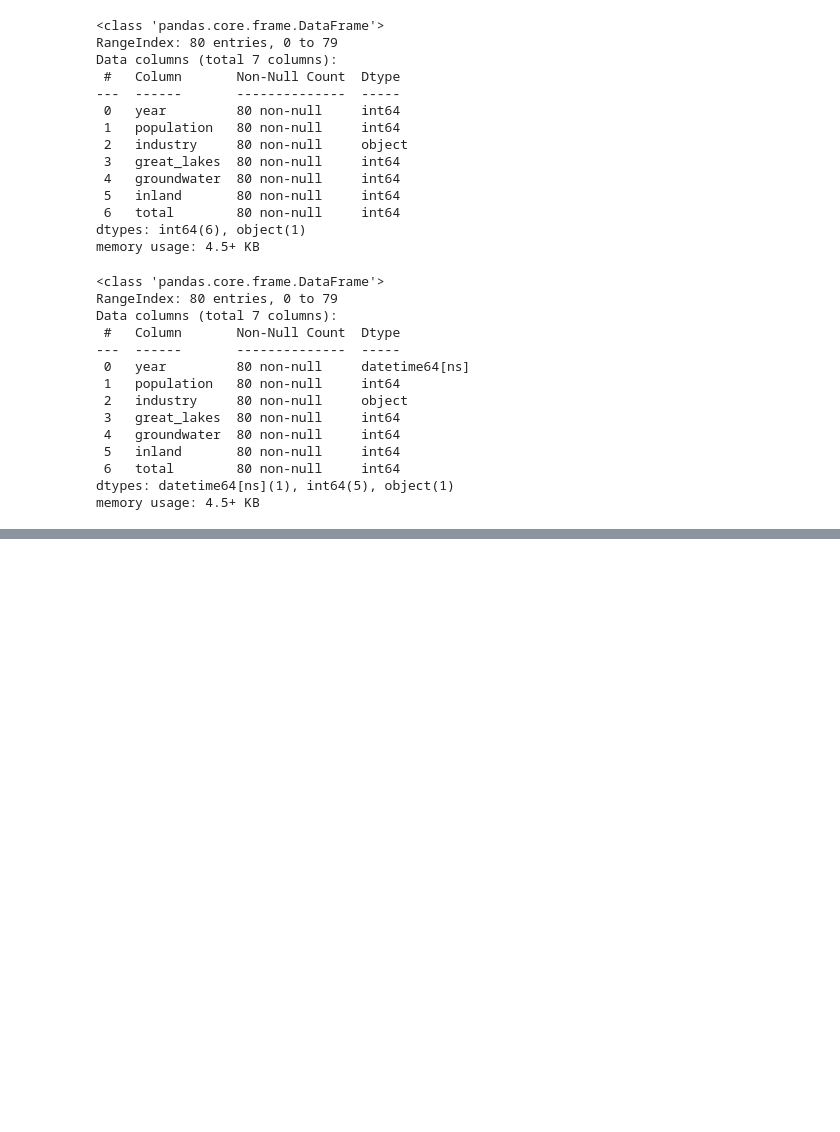
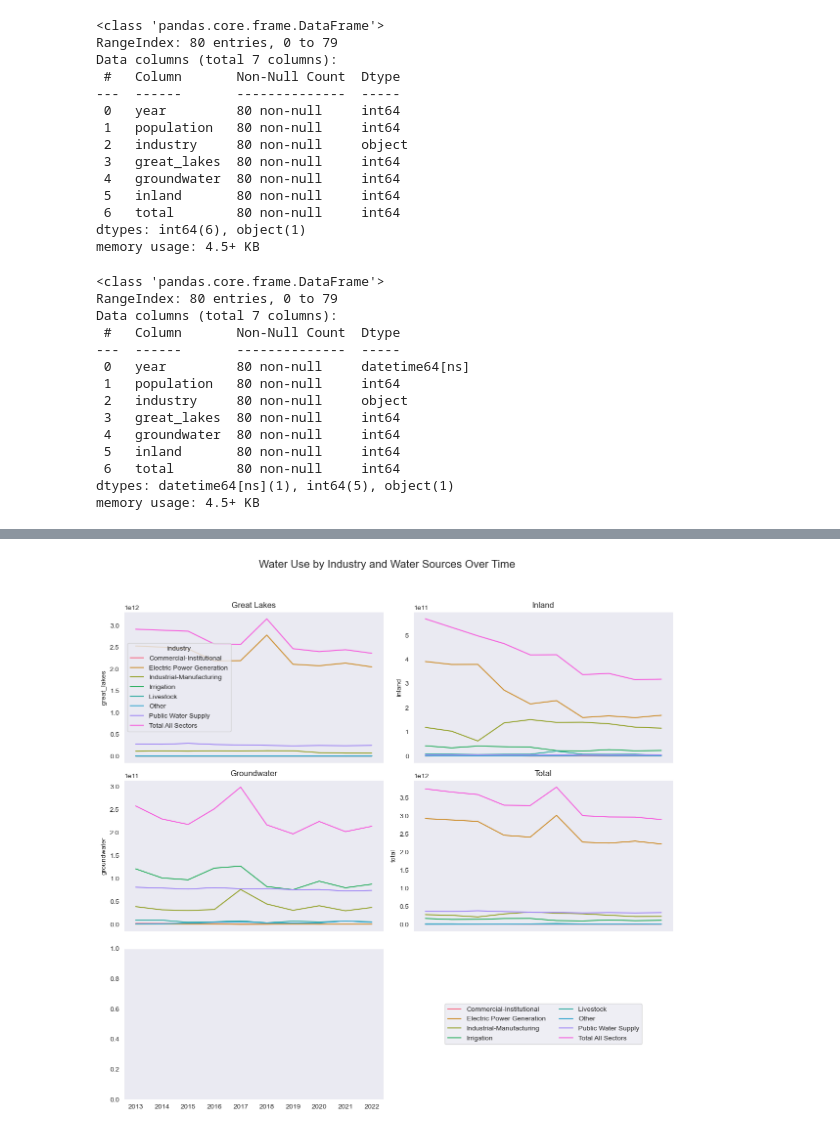
Before and after one commit to jpjavier23/michigan_water_use, a Jupyter notebook: michigan_water_use.ipynb, the cells around one changed output, grey strips where cells are left out. Saved outputs shown, nothing was run; the diff lists cells and outputs as text; code cells hidden in the pictures; blank space fills up the shorter version.

```diff
--- a/michigan_water_use.ipynb
+++ b/michigan_water_use.ipynb
@@ -8,6 +8,13 @@ The primary objective of this project is predicting the future impact on Michiga
 # %%
 import pandas as pd
 import numpy as np
+import seaborn as sns
+sns.set_palette('PuBuGn')
+sns.set_style('dark')
+import matplotlib.pyplot as plt
+
+import warnings
+warnings.filterwarnings("ignore", category=FutureWarning, module="seaborn._oldcore")
 # %% [markdown]
 # Predefined Functions
 # %% [markdown]
@@ -366,7 +373,7 @@ dtypes: int64(6), object(1)
 memory usage: 4.5+ KB
 # %%
 df = df6.copy()
-df['year'] = pd.to_datetime(df['year'])
+df['year'] = pd.to_datetime(df['year'], format = '%Y')
 # %%
 df.info()
 # %% [output]
@@ -386,0 +459,15 @@ memory usage: 4.5+ KB
+# %%
+fig, ax = plt.subplots(3, 2, sharex=True, figsize=(12, 12))
+sns.lineplot(data = df, x = 'year', y = 'great_lakes', hue = 'industry', ax = ax[0, 0], legend = True).set_title('Great Lakes')
+sns.lineplot(data = df, x = 'year', y = 'groundwater', hue = 'industry', ax = ax[1, 0], legend = False).set_title('Groundwater')
+sns.lineplot(data = df, x = 'year', y = 'inland', hue = 'industry', ax = ax[0, 1], legend = False).set_title('Inland')
+sns.lineplot(data = df, x = 'year', y = 'total', hue = 'industry', ax = ax[1, 1], legend = False).set_title('Total')
+ax[-1, -1].axis('off')
+handles, labels = ax[0, 0].get_legend_handles_labels()
+ax[-1, -1].legend(handles, labels, loc = 'center', ncol = 2)
+fig.suptitle('Water Use by Industry and Water Sources Over Time', fontsize = 16)
+plt.tight_layout(rect=[0, 0.03, 1, 0.95])
+# plt.savefig('figures/troubleshooting.png')
+plt.show()
+# %% [output]
+[figure, added]
```
Also changed, not shown: parts of 6 cells of this notebook.
